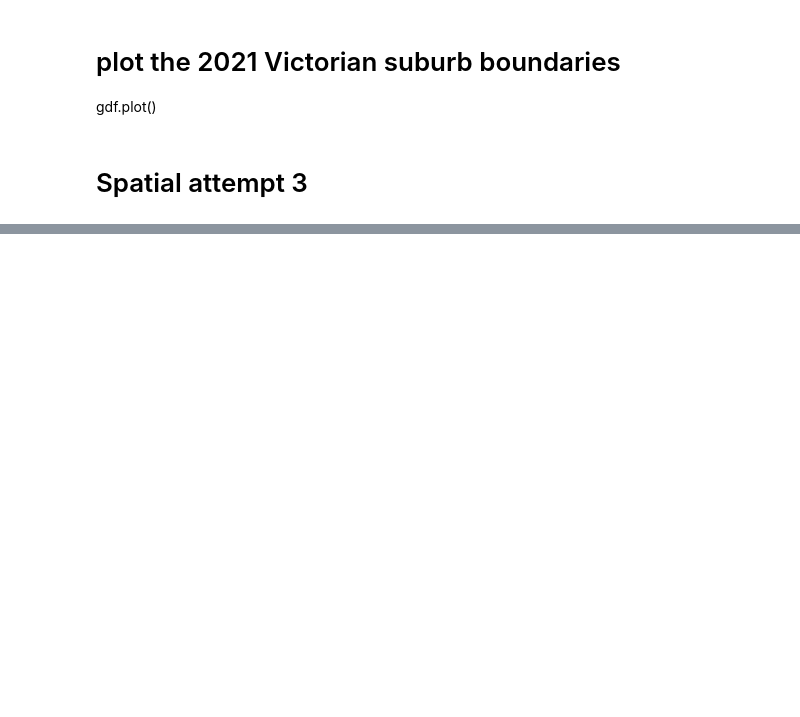
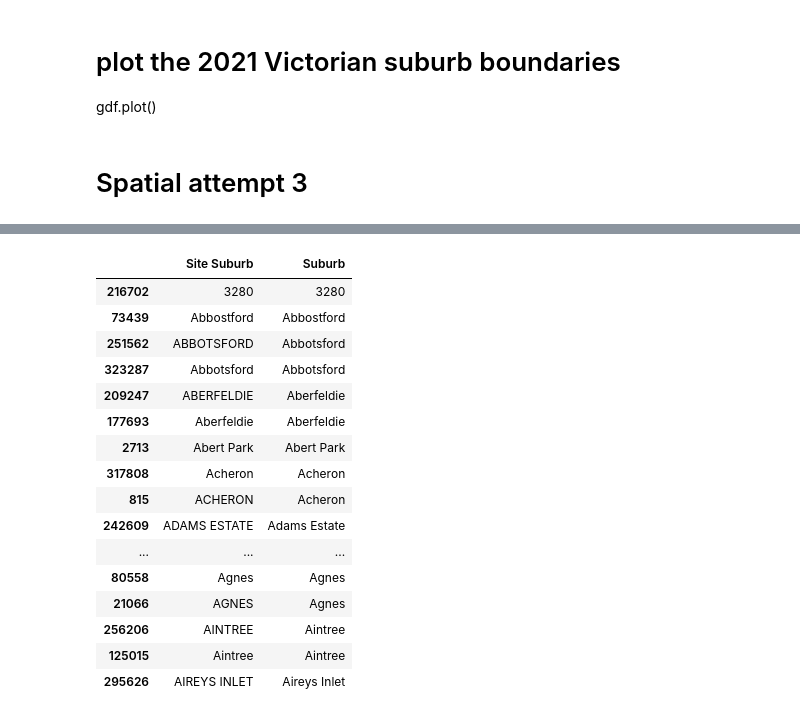
Before and after one commit to CaroPattle/bicycle_data_melbourne, a Jupyter notebook: planning_permits/planning_permit_analysis.ipynb, the cells around one changed output, grey strips where cells are left out. Cells and saved outputs as stored; diff of their text form; code cells hidden in the pictures; blank space fills up the shorter version.

```diff
--- a/planning_permits/planning_permit_analysis.ipynb
+++ b/planning_permits/planning_permit_analysis.ipynb
@@ -30,7 +32,7 @@ from mpl_toolkits.axes_grid1 import make_axes_locatable
 # %%
 # VBA DataVic data, hosted on VBA website
 dataset_urls = {
-    '2021':'https://www.vba.vic.gov.au/__data/assets/excel_doc/0004/143572/VBA-DataVic-Building-Permits-2021.xlsx',
+    '2021':'https://www.vba.vic.gov.au/__data/assets/file/0007/146572/VBA-DataVic-Building-Permits-2021-Nov.xlsb',
     '2020':'https://www.vba.vic.gov.au/__data/assets/file/0012/110028/VBA-DataVic-Building-Permits-2020.xlsb',
     '2019':'https://www.vba.vic.gov.au/__data/assets/file/0015/103515/VBA-DataVic-Building-Permits-2019.xlsb'
 }
@@ -189,7 +234,7 @@ for var in ['Solar Hot Water','Rainwater Tank']:
         dfs[year][var] = dfs[year][var].map({'N':0,'Y':1})
 # %%
 # Combine the datasets!
-df = pd.concat(dfs)
+df = pd.concat(dfs).reset_index(drop=True)
 # %%
 # Label factor variables
 factor_variable_labels = {
@@ -307,15 +426,33 @@ gdf[['SAL_NAME21','Suburb']].head()
 # %%
 # Clean planning permits data suburbs (following a previous in depth look to inform this replacement strategy)
 # # In order:
 #   - remove leading and trailing white space if any (doesn't appear to be, but could have been)
 #   - remove a common unnecessary suffix that won't match
 #   - ensure title case (mostly helpful, but causes some complciations, eg with 'McCrae', but deal with later)
 df.loc[:,'Suburb'] = df['Site Suburb'] \
     .str.strip() \
-    .str.rstrip(' VIC') \
+    .replace(' VIC','',regex=False) \
     .str.title()
 
-df[['Site Suburb','Suburb']].sort_values('Suburb').head(20)
+df[['Site Suburb','Suburb']].sort_values('Suburb').drop_duplicates().head(20)
 # The building permits data isn't quite cleaned... there's a postcode here... but just one, so that's nice!  Also a few empties
+# %% [output]
+|  | Site Suburb | Suburb |
+| 216702 | 3280 | 3280 |
+| 73439 | Abbostford | Abbostford |
+| 251562 | ABBOTSFORD | Abbotsford |
+| 323287 | Abbotsford | Abbotsford |
+| 209247 | ABERFELDIE | Aberfeldie |
+| 177693 | Aberfeldie | Aberfeldie |
+| 2713 | Abert Park | Abert Park |
+| 317808 | Acheron | Acheron |
+| 815 | ACHERON | Acheron |
+| 242609 | ADAMS ESTATE | Adams Estate |
+| ... | ... | ... |
+| 80558 | Agnes | Agnes |
+| 21066 | AGNES | Agnes |
+| 256206 | AINTREE | Aintree |
+| 125015 | Aintree | Aintree |
+| 295626 | AIREYS INLET | Aireys Inlet |
 # %%
 # Ensure that the title case for "Mc" type suburbs includes uppercase following this (ie. McCrae, not Mccrae)
```
Also changed, not shown: parts of 55 cells of this notebook.
